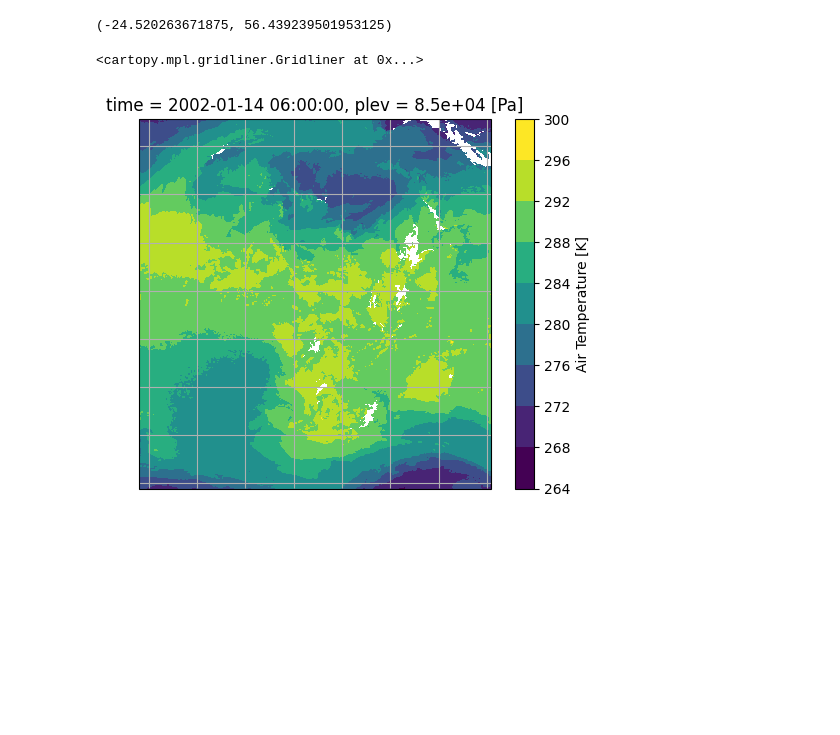
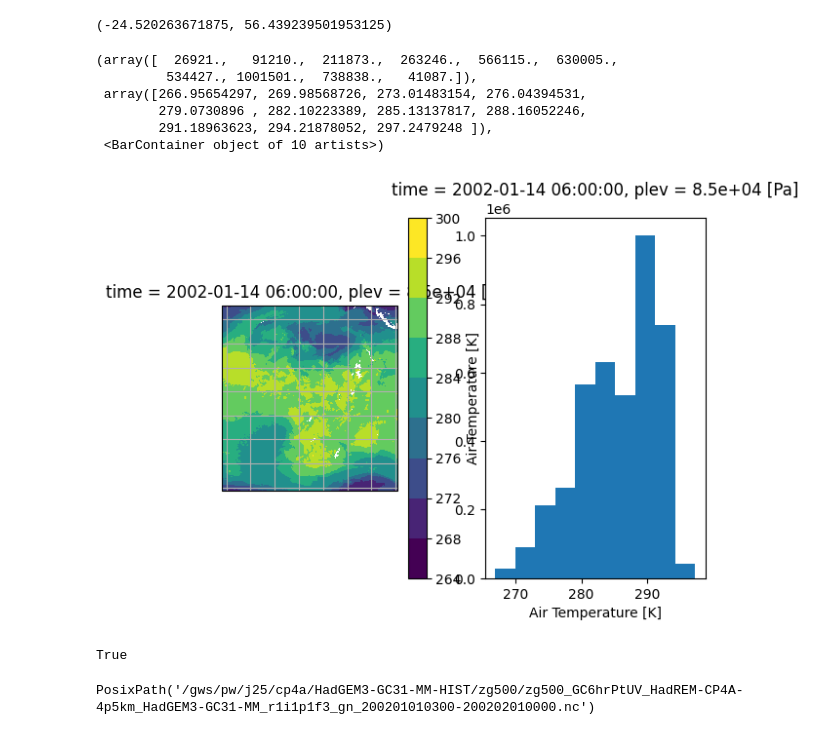
Before and after one commit to MetOffice/ai4c_hackathon, a Jupyter notebook: notebooks/cp4a_exploration.ipynb, the cells around one changed output. Saved outputs shown, nothing was run; the diff lists cells and outputs as text; code cells hidden in the pictures; blank space fills up the shorter version.

```diff
--- a/notebooks/cp4a_exploration.ipynb
+++ b/notebooks/cp4a_exploration.ipynb
@@ -41,8 +46,24 @@ select_var = 'ta850'
+# %%
+dt_format_template = '{dt.year}{dt.month:02d}{dt.day:02d}{dt.hour:02d}{dt.minute:02d}'
+# %%
+start_dict = {
+    'ta850': cftime.Datetime360Day(2002,1,1,3,0),
+    'pr': cftime.Datetime360Day(2002,1,1,0,30),
+    'zg500': cftime.Datetime360Day(2002,1,1,3,0),
+}
+end_dict = {
+    'ta850': cftime.Datetime360Day(2002,2,1,0,0),
+    'pr': cftime.Datetime360Day(2002,1,30,23,30),
+    'zg500': cftime.Datetime360Day(2002,2,1,0,0),
+}
 # %%
-select_var_path = var_dict[select_var] / fname_template.format(
-    var_name = select_var,
-    start_dt=start_str,
-    end_dt=end_str,
+select_var = 'ta850'
+ta850_var_path = var_dict[select_var] / fname_template.format(
+    title = var_title[select_var],
+    model = var_model[select_var],
+    start_dt=dt_format_template.format(dt=start_dict[select_var]),
+    end_dt=dt_format_template.format(dt=end_dict[select_var]),
 )
-select_var_path
+print(ta850_var_path.is_file())
+ta850_var_path
 # %% [output]
@@ -50,5 +72,5 @@ PosixPath('/gws/pw/j25/cp4a/HadGEM3-GC31-MM-HIST/ta850/ta850_GC6hrPtUV_HadREM-CP
 # %%
-ta850_ds = xarray.load_dataset(select_var_path)
+ta850_ds = xarray.open_dataset(ta850_var_path)
 ta850_ds
 # %% [output]
 <xarray.Dataset> Size: 2GB
@@ -90,11 +114,18 @@ float(ta850_ds['lon'].min()), float(ta850_ds['lon'].max())
 # %% [output]
 (-24.520263671875, 56.439239501953125)
 # %%
-# fig1 = matplotlib.pyplot.figure()
-# ax1 = fig1.add_subplot(1,1,1,projection=cartopy.crs.Mercator())
-plot1 = ta850_ds['ta850'].loc['2002-01-14 06:00'][0].plot.contourf(subplot_kws={'projection': cartopy.crs.Mercator()})
-plot1.axes.coastlines()
-plot1.axes.gridlines()
+fig1 = matplotlib.pyplot.figure()
+ax1 = fig1.add_subplot(1,2,1,projection=cartopy.crs.Mercator())
+plot1 = ta850_ds['ta850'].loc['2002-01-14 06:00'][0].plot.contourf(ax=ax1)
+ax1.axes.coastlines()
+ax1.axes.gridlines()
+ax1 = fig1.add_subplot(1,2,2)
+ta850_ds['ta850'].loc['2002-01-14 06:00'][0].plot.hist(ax=ax1)
 # %% [output]
-<cartopy.mpl.gridliner.Gridliner at 0x...>
+(array([  26921.,   91210.,  211873.,  263246.,  566115.,  630005.,
+         534427., 1001501.,  738838.,   41087.]),
+ array([266.95654297, 269.98568726, 273.01483154, 276.04394531,
+        279.0730896 , 282.10223389, 285.13137817, 288.16052246,
+        291.18963623, 294.21878052, 297.2479248 ]),
+ <BarContainer object of 10 artists>)
-[figure, old version]
+[figure, new version]
@@ -102,0 +132,13 @@ select_var = 'pr'
+# %%
+select_var = 'zg500'
+zg500_var_path = var_dict[select_var] / fname_template.format(
+    title = var_title[select_var],
+    model = var_model[select_var],
+    start_dt=dt_format_template.format(dt=start_dict[select_var]),
+    end_dt=dt_format_template.format(dt=end_dict[select_var]),
+)
+print(zg500_var_path.is_file())
+zg500_var_path
+# %% [output]
+True
+PosixPath('/gws/pw/j25/cp4a/HadGEM3-GC31-MM-HIST/zg500/zg500_GC6hrPtUV_HadREM-CP4A-4p5km_HadGEM3-GC31-MM_r1i1p1f3_gn_200201010300-200202010000.nc')
```
Also changed, not shown: parts of 21 cells of this notebook.
